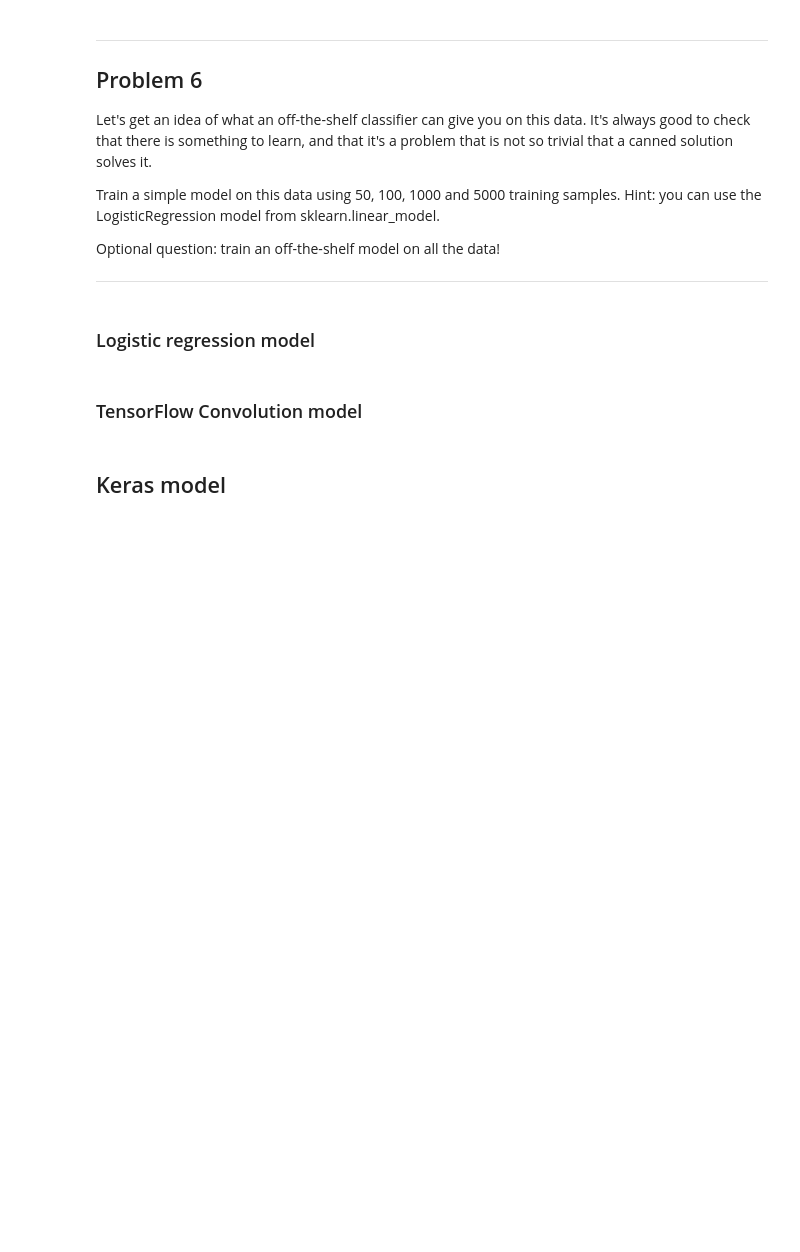
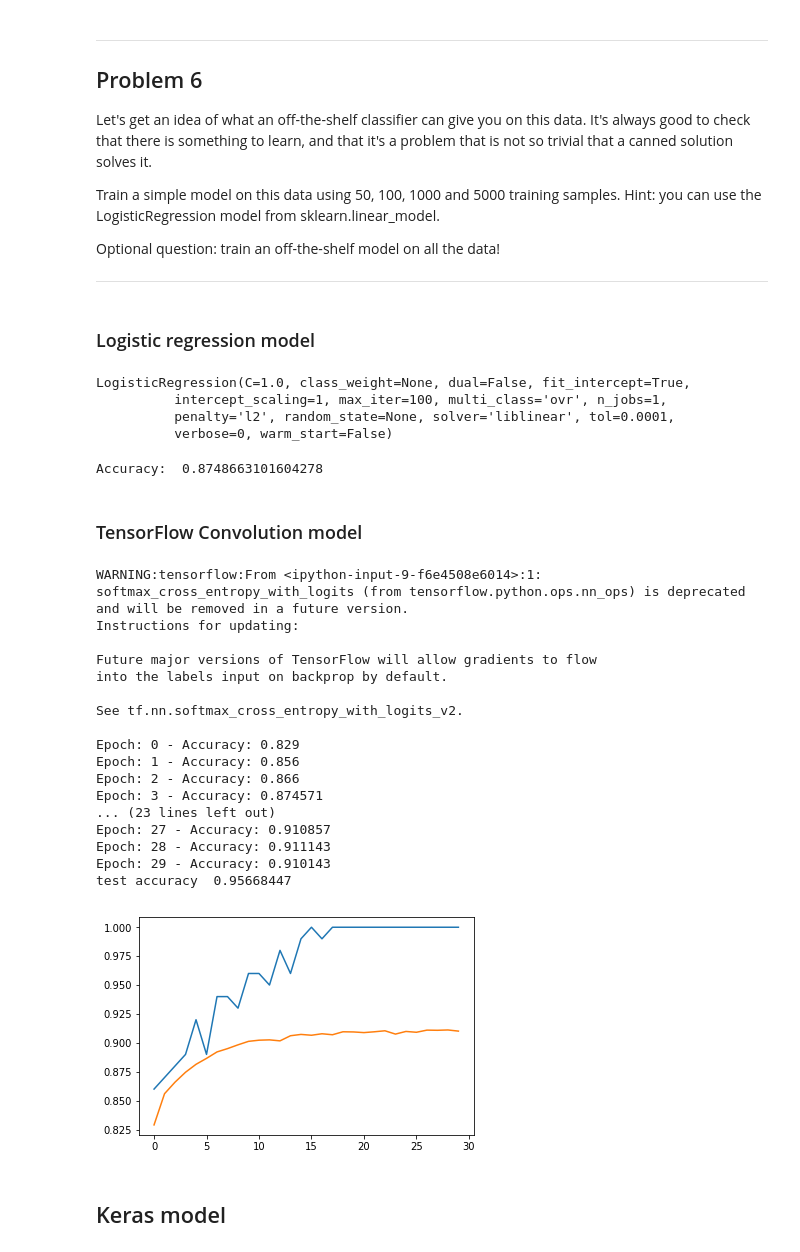
Before and after one commit to chientran95/udacity-deeplearning, a Jupyter notebook: ass1/classification.ipynb, the cells around one changed output. Saved outputs shown, nothing was run; the diff lists cells and outputs as text; code cells hidden in the pictures; blank space fills up the shorter version.

```diff
--- a/ass1/classification.ipynb
+++ b/ass1/classification.ipynb
@@ -107,17 +125,24 @@ Optional question: train an off-the-shelf model on all the data!
 ### Logistic regression model
 # %%
 # Logistic regression model
-nsamples, nx, ny = data['train_dataset'].shape
-train_dataset = data['train_dataset'].reshape((nsamples, nx*ny))
+nsamples, nx, ny = X_tr.shape
+train_dataset = X_tr.reshape((nsamples, nx*ny))
 
 lr_model = LogisticRegression()
-lr_model.fit(train_dataset, data['train_labels'])
+lr_model.fit(train_dataset, y_tr)
+# %% [output]
+LogisticRegression(C=1.0, class_weight=None, dual=False, fit_intercept=True,
+          intercept_scaling=1, max_iter=100, multi_class='ovr', n_jobs=1,
+          penalty='l2', random_state=None, solver='liblinear', tol=0.0001,
+          verbose=0, warm_start=False)
 # %%
-nsamples, nx, ny = data['test_dataset'].shape
-test_dataset = data['test_dataset'].reshape((nsamples, nx*ny))
+nsamples, nx, ny = X_test.shape
+test_dataset = X_test.reshape((nsamples, nx*ny))
 
-acc = lr_model.score(test_dataset, data['test_labels'])
+acc = lr_model.score(test_dataset, y_test)
 print('Accuracy: ', acc)
+# %% [output]
+Accuracy:  0.8748663101604278
 # %% [markdown]
 ### TensorFlow Convolution model
 # %%
@@ -172,39 +197,55 @@ y_conv = tf.matmul(h_fc1_drop, W_fc2) + b_fc2
 # %%
 cross_entropy = tf.reduce_mean(tf.nn.softmax_cross_entropy_with_logits(labels=y_label, logits=y_conv))
 train_step = tf.train.AdamOptimizer(1e-4).minimize(cross_entropy)
 correct_prediction = tf.equal(tf.argmax(y_conv, 1), tf.argmax(y_label, 1))
 accuracy = tf.reduce_mean(tf.cast(correct_prediction, tf.float32))
 
 epochs = 30
 batch_size = 100
-steps = math.ceil(data['train_dataset'].shape[0] // batch_size)
+steps = math.ceil(X_tr.shape[0] // batch_size)
 
-y_train = pd.get_dummies(data['train_labels']).values
-val_y = pd.get_dummies(data['valid_labels']).values
-test_y = pd.get_dummies(data['test_labels']).values
+y_tr = pd.get_dummies(y_tr).values
+y_val = pd.get_dummies(y_val).values
+y_test = pd.get_dummies(y_test).values
 train_accs = []
 eval_accs = []
 with tf.Session() as sess:
     sess.run(tf.global_variables_initializer())
     for epoch in range(epochs):
         for step in range(steps):
-            batch_X, batch_y = next_batch(step, batch_size, data['train_dataset'], y_train)
-            #if step % 50 == 0:
-            #    train_accuracy = accuracy.eval(feed_dict={x_input: batch_X, y_label: batch_y, keep_prob: 1.0})
-            #    print('step %d, training accuracy %g' % (step, train_accuracy))
+            batch_X, batch_y = next_batch(step, batch_size, X_tr, y_tr)
             train_step.run(feed_dict={x_input: batch_X, y_label: batch_y, keep_prob: 0.5})
         train_accuracy = accuracy.eval(feed_dict={x_input: batch_X, y_label: batch_y, keep_prob: 1.0})
-        eval_accuracy = accuracy.eval(feed_dict={x_input: data['valid_dataset'], y_label: val_y, keep_prob: 1.0})
+        eval_accuracy = accuracy.eval(feed_dict={x_input: X_val, y_label: y_val, keep_prob: 1.0})
         train_accs.append(train_accuracy)
         eval_accs.append(eval_accuracy)
         print('Epoch: %d - Accuracy: %g' % (epoch, eval_accuracy))
-    accuracy_l = accuracy.eval(feed_dict={x_input: data['test_dataset'], y_label: test_y, keep_prob: 1.0})
+    accuracy_l = accuracy.eval(feed_dict={x_input: X_test, y_label: y_test, keep_prob: 1.0})
     print('test accuracy ', accuracy_l)
 
 x = np.array(range(epochs))
 plt.plot(x, train_accs)
 plt.plot(x, eval_accs)
 plt.show()
+# %% [output]
+WARNING:tensorflow:From <ipython-input-9-f6e4508e6014>:1: softmax_cross_entropy_with_logits (from tensorflow.python.ops.nn_ops) is deprecated and will be removed in a future version.
+Instructions for updating:
+
+Future major versions of TensorFlow will allow gradients to flow
+into the labels input on backprop by default.
+
+See tf.nn.softmax_cross_entropy_with_logits_v2.
+
+Epoch: 0 - Accuracy: 0.829
+Epoch: 1 - Accuracy: 0.856
+Epoch: 2 - Accuracy: 0.866
+Epoch: 3 - Accuracy: 0.874571
+... (23 lines left out)
+Epoch: 27 - Accuracy: 0.910857
+Epoch: 28 - Accuracy: 0.911143
+Epoch: 29 - Accuracy: 0.910143
+test accuracy  0.95668447
+[figure, added]
 # %% [markdown]
 ## Keras model
 # %%
```
Also changed, not shown: parts of 11 cells of this notebook, 1 other file.
